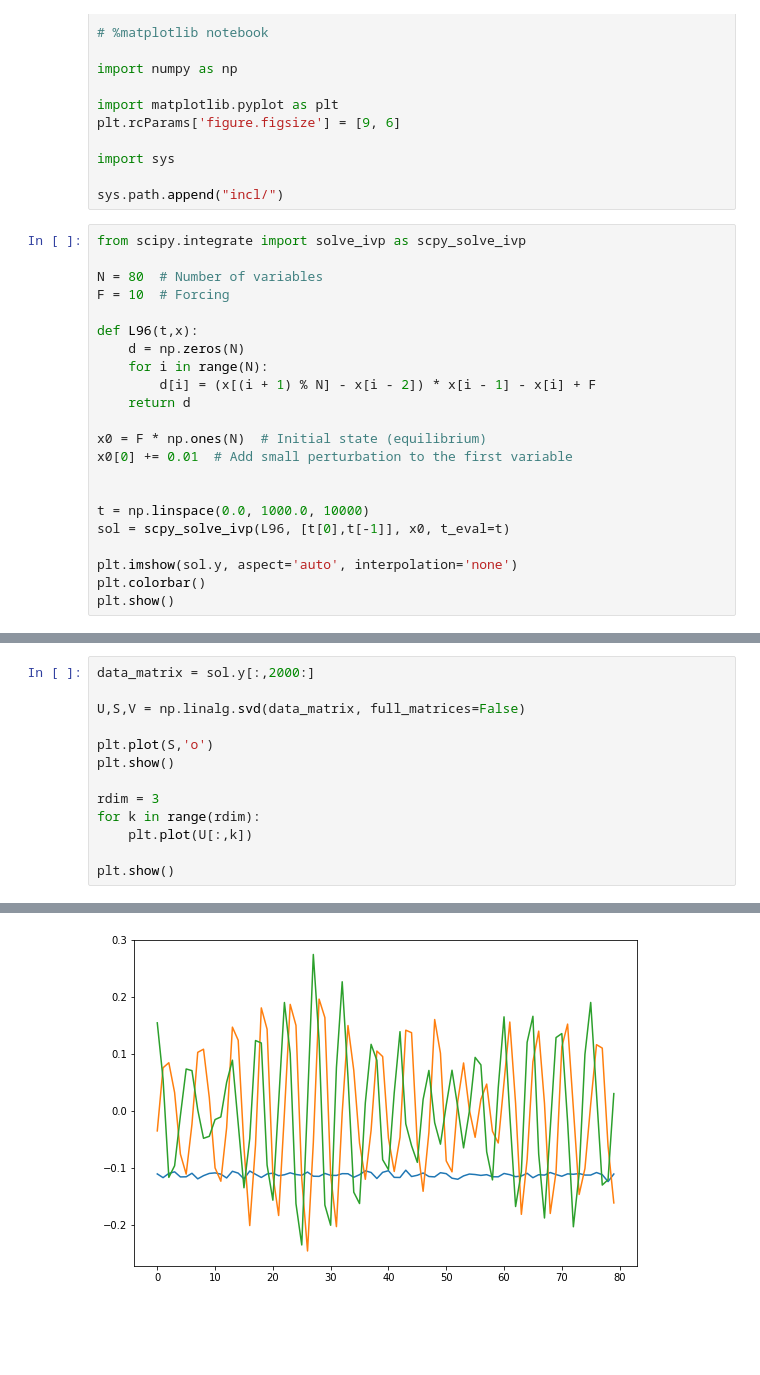
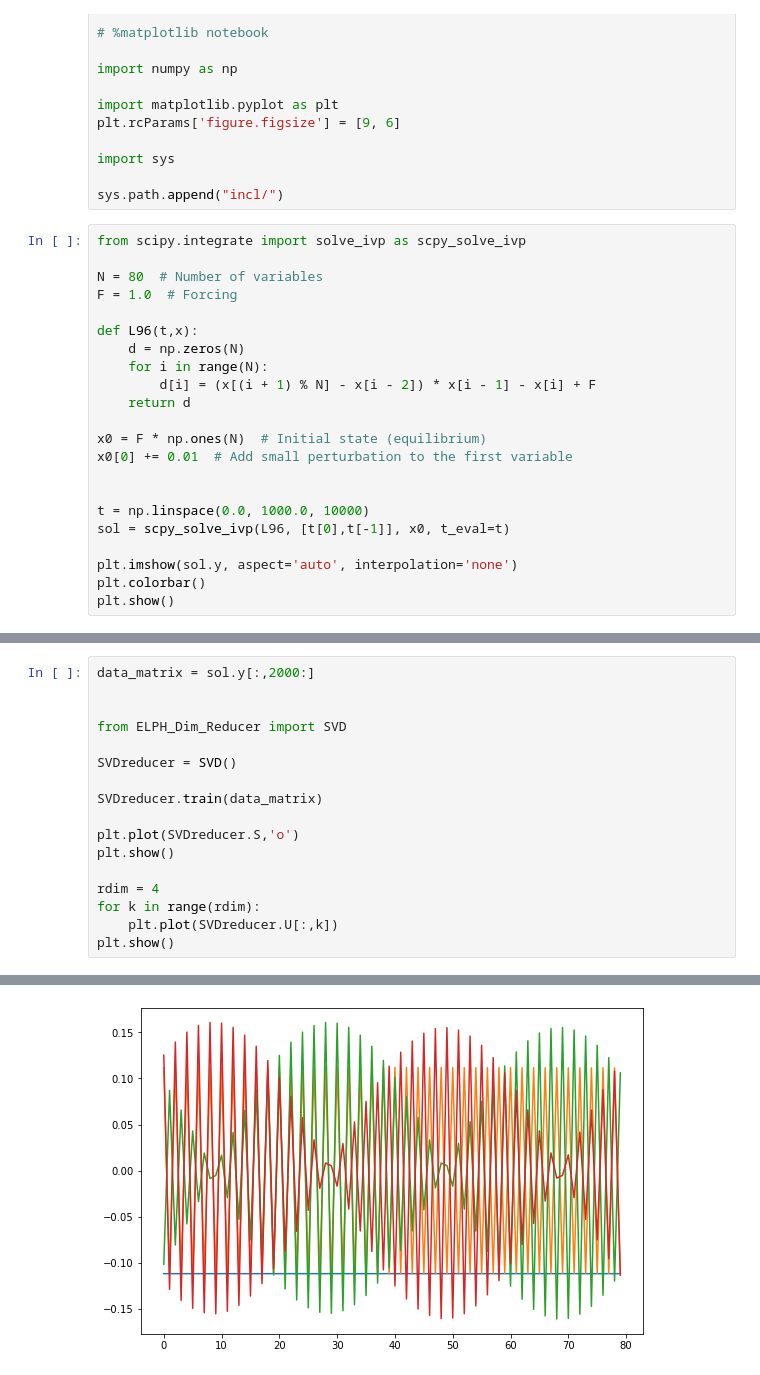
Before and after one commit to stmeinecke/derrom, a Jupyter notebook: L96.ipynb, the cells around one changed output, grey strips where cells are left out. Drawn from its saved outputs; the diff is of its cells as text; blank space fills up the shorter version.

Commit message:
added SVD and FFT reducer routines to the Lorenz96 Notebook

```diff
--- a/L96.ipynb
+++ b/L96.ipynb
@@ -16,7 +16,7 @@ sys.path.append("incl/")
 from scipy.integrate import solve_ivp as scpy_solve_ivp
 
 N = 80  # Number of variables
-F = 10  # Forcing
+F = 1.0  # Forcing
 
 def L96(t,x):
     d = np.zeros(N)
@@ -39,14 +39,18 @@ plt.show()
 # %%
 data_matrix = sol.y[:,2000:]
 
-U,S,V = np.linalg.svd(data_matrix, full_matrices=False)
 
-plt.plot(S,'o')
+from ELPH_Dim_Reducer import SVD
+
+SVDreducer = SVD()
+
+SVDreducer.train(data_matrix)
+
+plt.plot(SVDreducer.S,'o')
 plt.show()
 
-rdim = 3
+rdim = 4
 for k in range(rdim):
-    plt.plot(U[:,k])
-
+    plt.plot(SVDreducer.U[:,k])
 plt.show()
 # %% [output]
@@ -54 +58 @@ plt.show()
-[figure, old version]
+[figure, new version]
```
Also changed, not shown: parts of 5 cells of this notebook.
